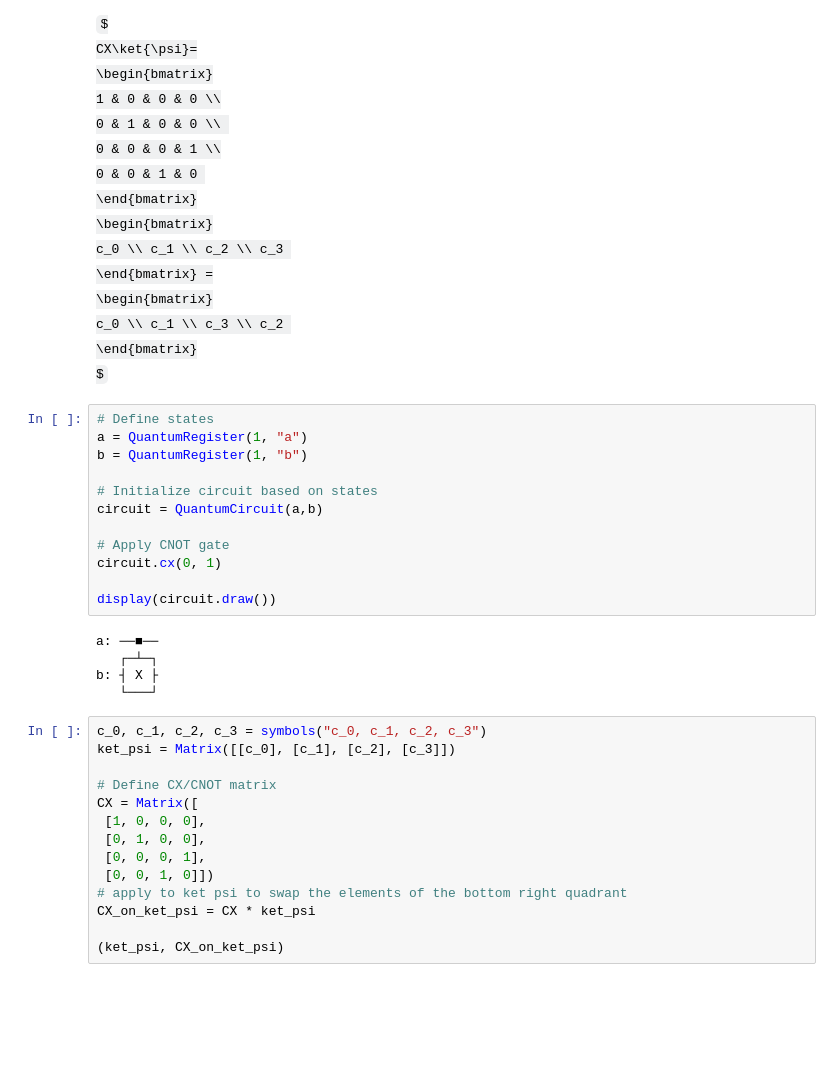
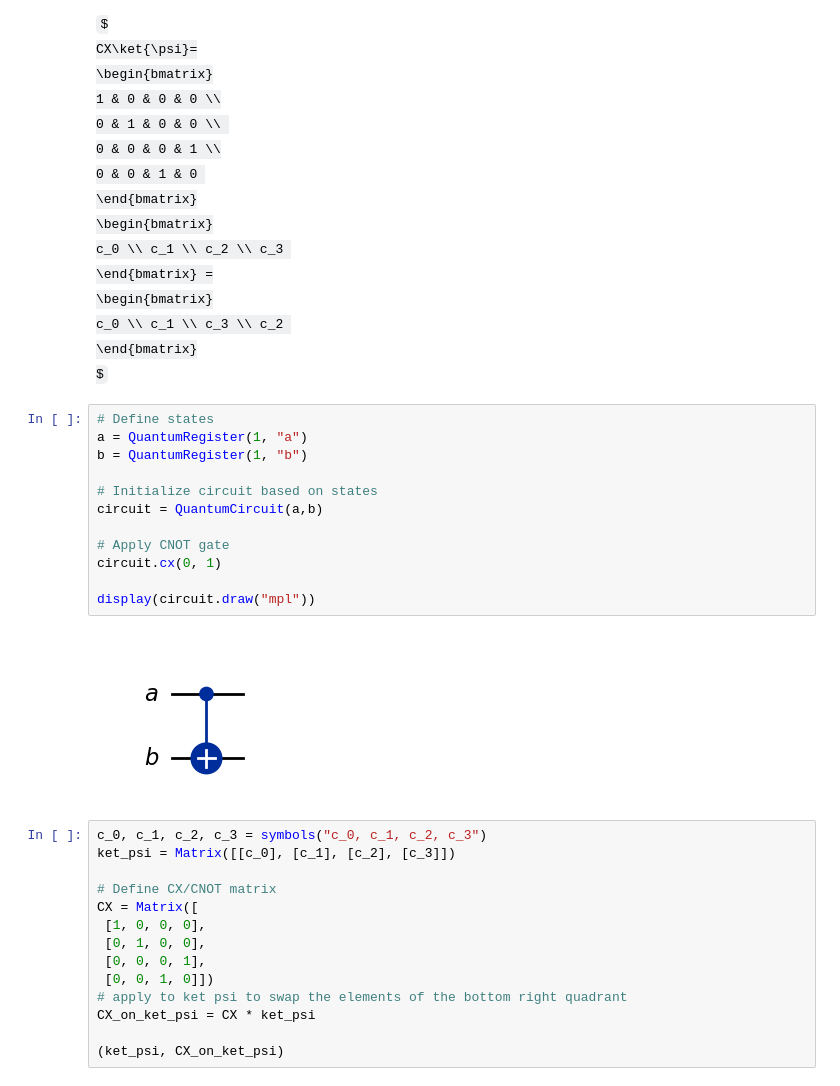
Before and after one commit to Artuk009/QuantumComputing, a Jupyter notebook: Lecture_02.ipynb, the cells around one changed output. Cells and saved outputs as stored; diff of their text form; some formulas as TeX source; blank space fills up the shorter version.

Commit message:
Circuit mpl

```diff
--- a/Lecture_02.ipynb
+++ b/Lecture_02.ipynb
@@ -96,20 +96,17 @@ $
 # %%
 # Define states
 a = QuantumRegister(1, "a")
 b = QuantumRegister(1, "b")
 
 # Initialize circuit based on states
 circuit = QuantumCircuit(a,b)
 
 # Apply CNOT gate
 circuit.cx(0, 1)
 
-display(circuit.draw())
+display(circuit.draw("mpl"))
 # %% [output]
-a: ──■──
-   ┌─┴─┐
-b: ┤ X ├
-   └───┘
+[figure, added]
 # %%
 c_0, c_1, c_2, c_3 = symbols("c_0, c_1, c_2, c_3")
 ket_psi = Matrix([[c_0], [c_1], [c_2], [c_3]])
```
Also changed, not shown: parts of 2 cells of this notebook, 2 other files.
